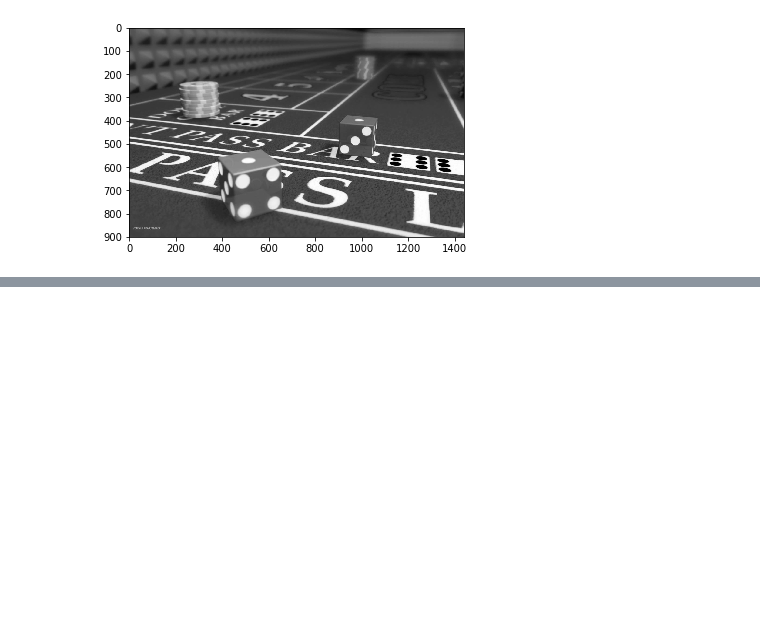
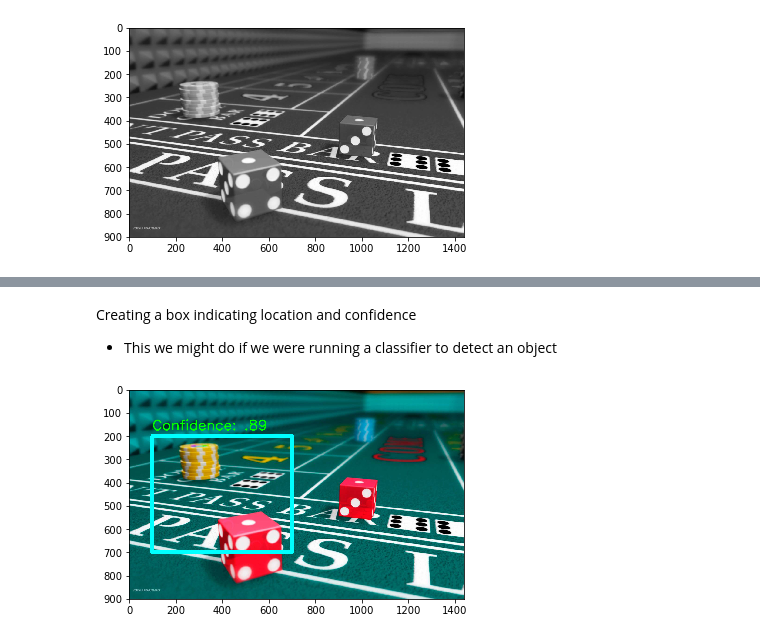
Before and after one commit to boltofdeathbeam/cs4660-fall-2017, a Jupyter notebook: notes/open_cv_lec.ipynb, the cells around one changed output, grey strips where cells are left out. Drawn from its saved outputs; the diff is of its cells as text; code cells hidden in the pictures; blank space fills up the shorter version.

```diff
--- a/notes/open_cv_lec.ipynb
+++ b/notes/open_cv_lec.ipynb
@@ -51,0 +148,13 @@ plt.show()
+# %% [markdown]
+Creating a box indicating location and confidence
+- This we might do if we were running a classifier to detect an object
+# %%
+font = cv2.FONT_HERSHEY_SIMPLEX
+cv2.putText(clone4, "Confidence: .89", (100, 175), font, 2, (0, 255, 0), 4, cv2.LINE_AA )
+# params: image, text, start loc, font, rel size, color, thickness, antialiasing
+
+cv2.rectangle(clone4, (100, 200), (700, 700), (255, 255, 0), 15)
+plt.imshow(cv2.cvtColor(clone4, cv2.COLOR_BGR2RGB))
+plt.show()
+# %% [output]
+[figure, added]
```
Also changed, not shown: parts of 27 cells of this notebook, 13 other files.
